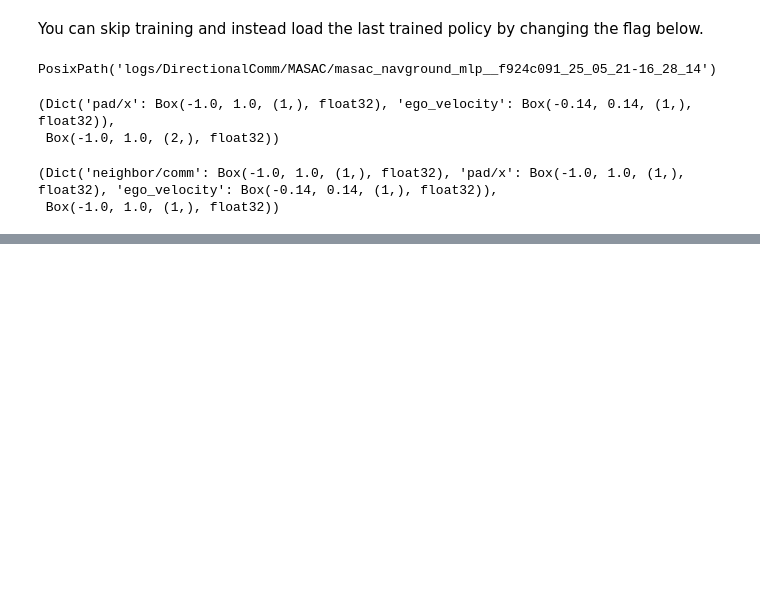
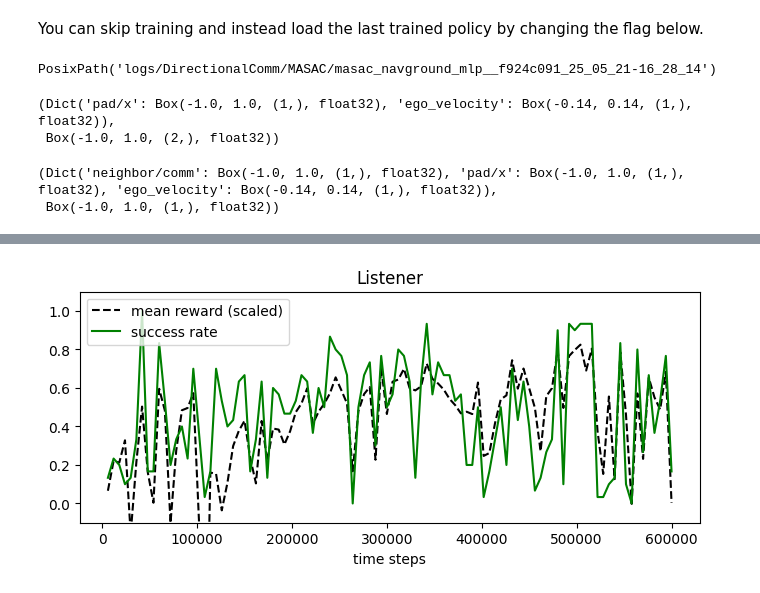
Before and after one commit to idsia-robotics/navground_learning, a Jupyter notebook: docs/source/tutorials/pad/Communication/Comm-BenchMARL-Unidirectional.ipynb, the cells around one changed output, grey strips where cells are left out. Cells and saved outputs as stored; diff of their text form; code cells hidden in the pictures; blank space fills up the shorter version.

```diff
--- a/docs/source/tutorials/pad/Communication/Comm-BenchMARL-Unidirectional.ipynb
+++ b/docs/source/tutorials/pad/Communication/Comm-BenchMARL-Unidirectional.ipynb
@@ -114,6 +116,8 @@ experiment_masac.plot_eval_logs(group='speaker', reward_low=-200, reward_high=0,
 # %%
 experiment_masac.plot_eval_logs(group='listener', reward_low=-200, reward_high=0,
-                                success=True, figsize=(8, 3), title="Listener)
+                                success=True, figsize=(8, 3), title="Listener")
+# %% [output]
+[figure, added]
 # %%
 from navground.learning.evaluation.video import display_episode_video
 
```
Also changed, not shown: parts of 6 cells of this notebook, 2 other files.
